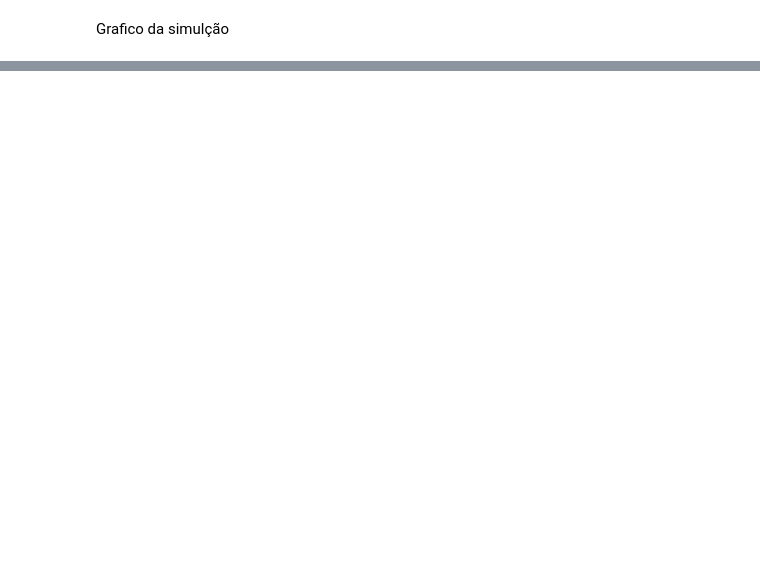
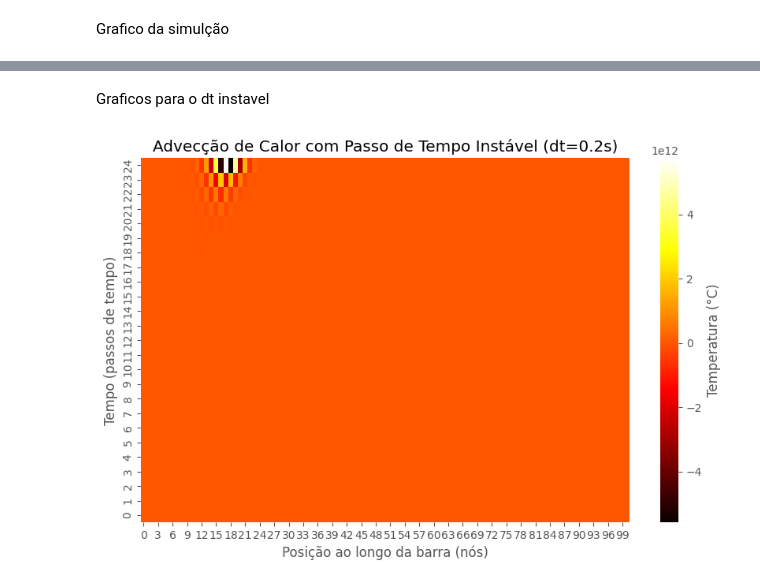
Before and after one commit to italorosq/M-todos-Num-ricos-para-EDO-S-E-EDP-S, a Jupyter notebook: trabalho3.ipynb, the cells around one changed output, grey strips where cells are left out. Saved outputs shown, nothing was run; the diff lists cells and outputs as text; code cells hidden in the pictures; blank space fills up the shorter version.

```diff
--- a/trabalho3.ipynb
+++ b/trabalho3.ipynb
@@ -123,0 +92,34 @@ plt.show()
+# %%
+dt_instavel = 0.2
+
+def adveccao_instavel(L, u, n, dt_instavel, t_total, T_i, T_cont):
+    dx = L / (n - 1)
+    C = u * dt_instavel / dx
+    x = np.linspace(0, L, n)
+    t_atual = np.full((n,), T_i)
+    t_futuro = np.zeros((n,))
+    t_atual[0] = T_cont
+    tempos = int(t_total / dt_instavel)
+    historico = []
+    for k in range(tempos):
+        for i in range(1, n):
+            t_futuro[i] = t_atual[i] - C * (t_atual[i] - t_atual[i - 1])
+        t_futuro[0] = T_cont
+        t_futuro[-1] = t_atual[-2]
+        t_atual = t_futuro.copy()
+        historico.append(t_atual.copy())
+    return x, historico
+# %% [markdown]
+Graficos para o dt instavel
+# %%
+plt.figure(figsize=(10,6))
+x_instavel, historico_instavel = adveccao_instavel(L, u, n, dt_instavel, t_total, T_init, T_contorno)
+y_instavel = np.array(historico_instavel)
+sns.heatmap(y_instavel, cmap='hot', cbar_kws={'label': 'Temperatura (°C)'})
+plt.xlabel('Posição ao longo da barra (nós)')
+plt.ylabel('Tempo (passos de tempo)')
+plt.title('Advecção de Calor com Passo de Tempo Instável (dt=0.2s)')
+plt.gca().invert_yaxis()
+plt.show()
+# %% [output]
+[figure, added]
```
Also changed, not shown: parts of 6 cells of this notebook.
